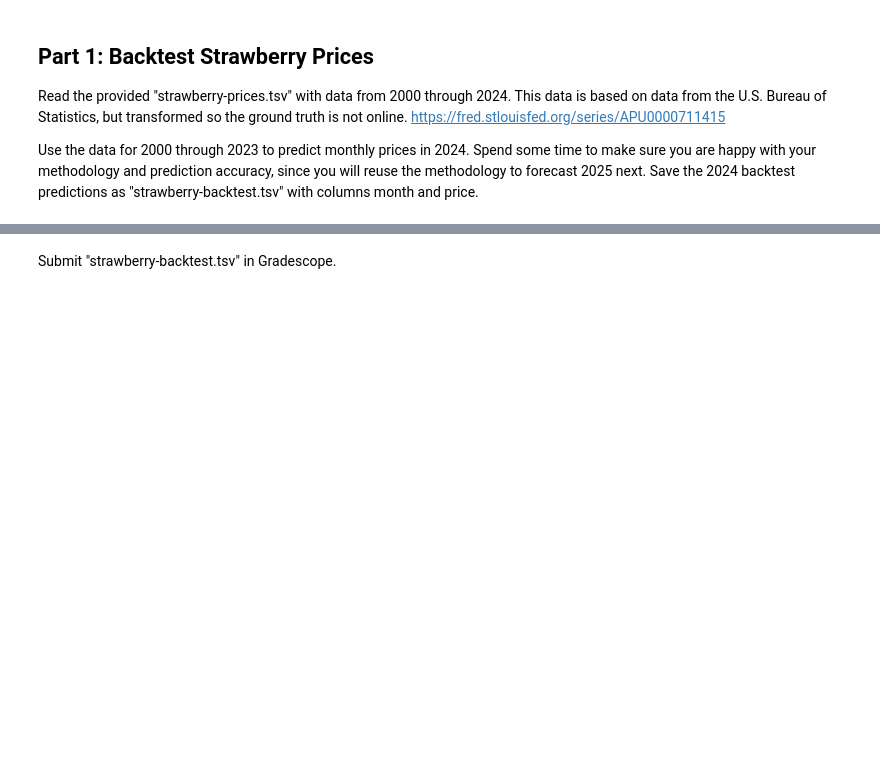
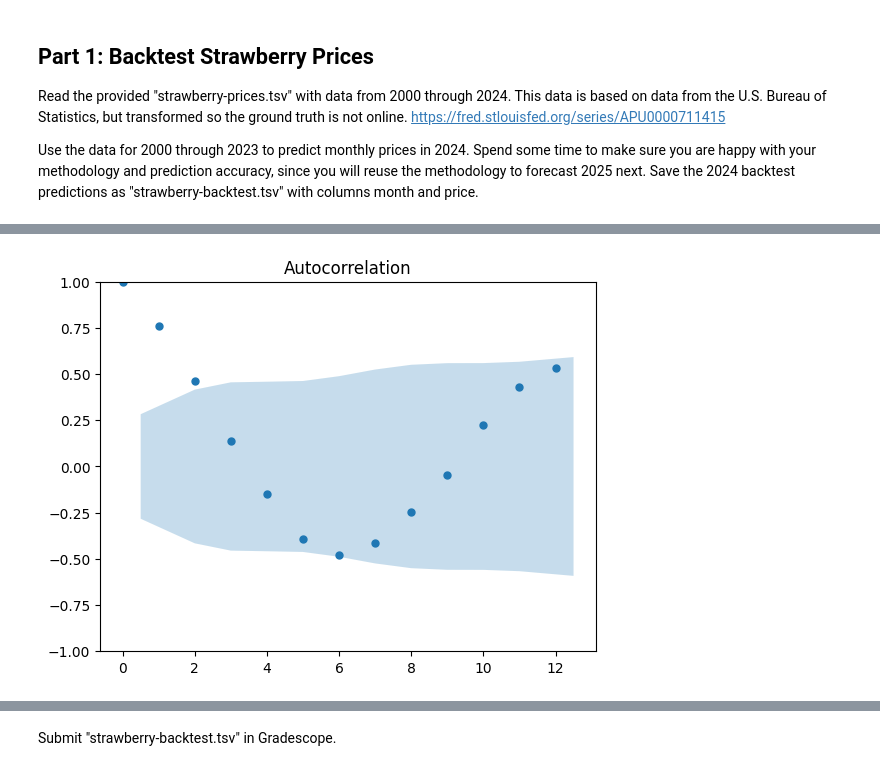
Before and after one commit to cfornesa/dx704-project-02, a Jupyter notebook: project.ipynb, the cells around one changed output, grey strips where cells are left out. Cells and saved outputs as stored; diff of their text form; code cells hidden in the pictures; blank space fills up the shorter version.

```diff
--- a/project.ipynb
+++ b/project.ipynb
@@ -117,0 +97,5 @@ ValueError: X has 1 features, but SVR is expecting 12 features as input.
+# %%
+# One year
+tsaplots.plot_acf(strawberry_prices["price"], lags=12, use_vlines=False);
+# %% [output]
+[figure, added]
```
Also changed, not shown: parts of 31 cells of this notebook, 2 other files.
